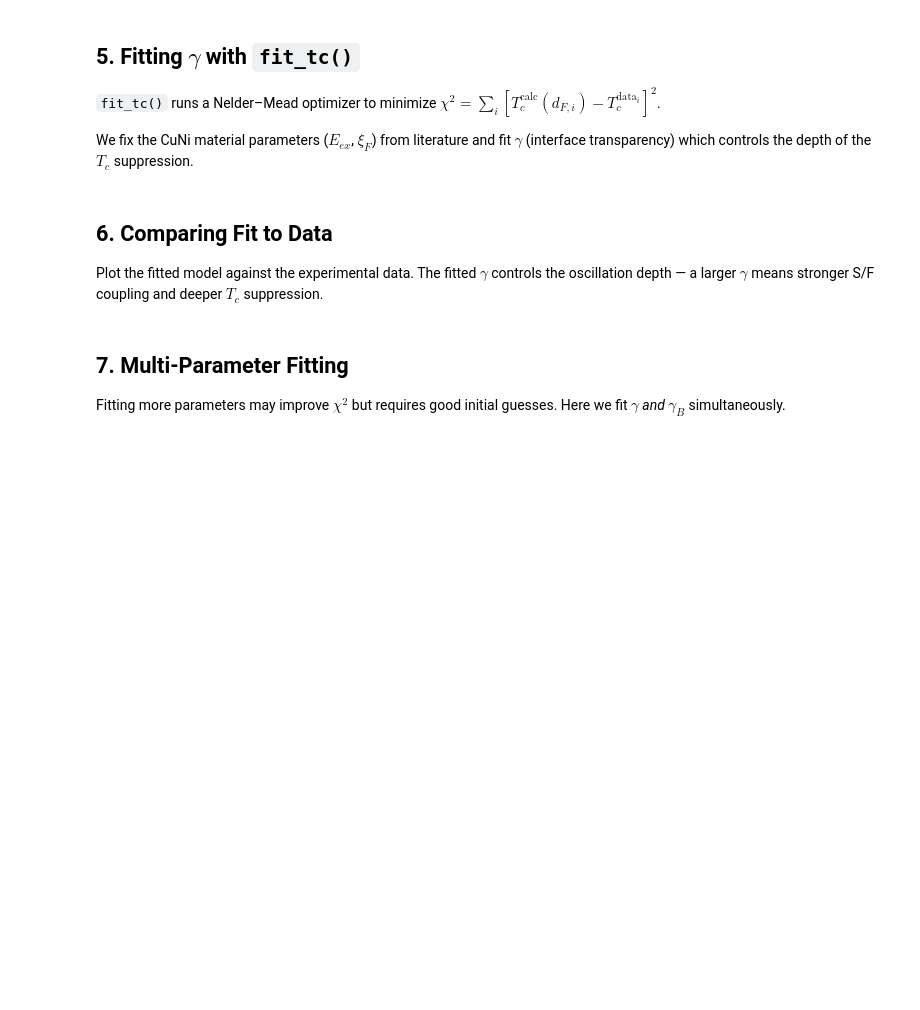
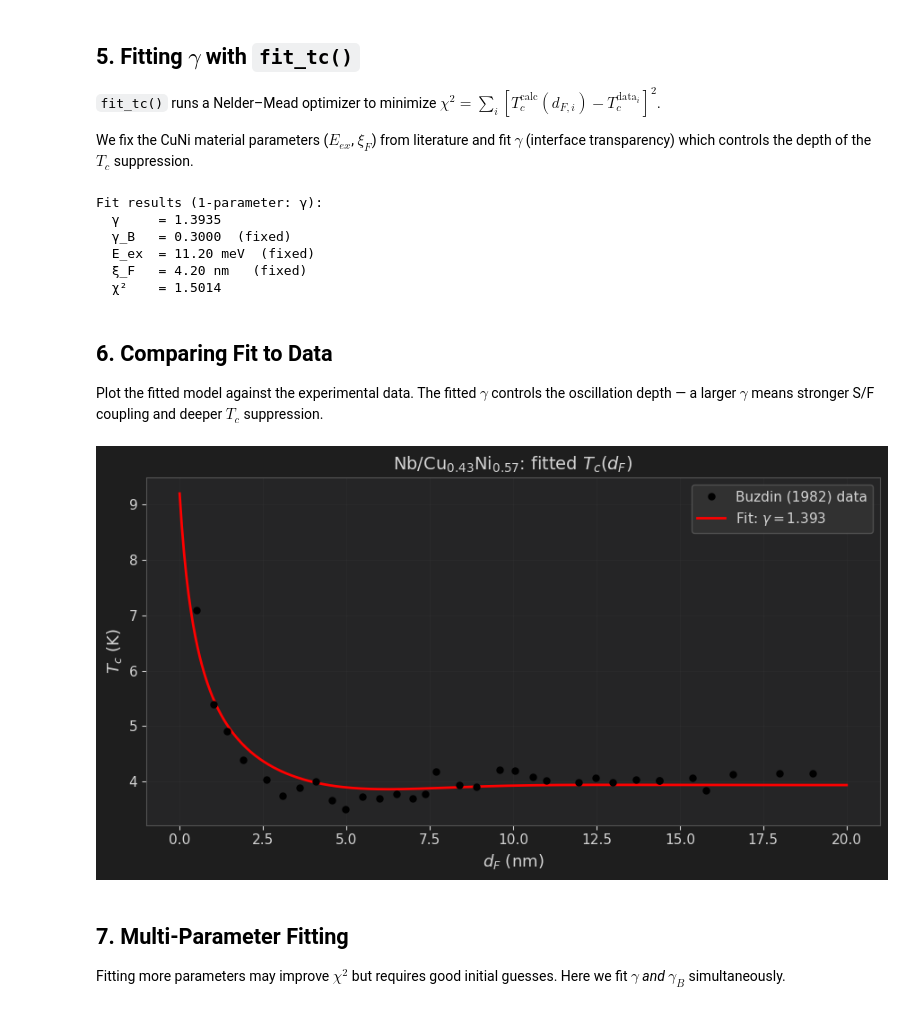
Before and after one commit to seanstarks-hub/SUPERMag-Simulation-Suite, a Jupyter notebook: docs/tutorials/06_fitting.ipynb, the cells around one changed output. Cells and saved outputs as stored; diff of their text form; code cells hidden in the pictures; blank space fills up the shorter version.

```diff
--- a/docs/tutorials/06_fitting.ipynb
+++ b/docs/tutorials/06_fitting.ipynb
@@ -13,10 +13,13 @@ These are essential for comparing theory to experiment: given measured
 $T_c$ vs. $d_F$ data, `fit_tc()` recovers the best-fit interface and
 exchange parameters.
 # %%
+import sys
+sys.path.insert(0, r"c:\Users\seans\Documents\GitHub\SUPERMag-Simulation-Suite\python")
+import supermag
+
 from pathlib import Path
 import numpy as np
 import matplotlib.pyplot as plt
-import supermag
 
 supermag.apply_theme("dark")
 
@@ -27,6 +30,6 @@ print(f"Nb:   Tc={nb['Tc']} K, ξ_S={nb['xi_S']} nm")
 print(f"CuNi: E_ex={cuni['E_ex']} meV, ξ_F={cuni['xi_F']} nm")
 
 # Nb/CuNi bilayer parameters (Fominov et al., PRB 66, 014507)
-Tc0  = 7.1     # K — thin-film Nb critical temperature
+Tc0  = nb['Tc']     # K — thin-film Nb critical temperature
 d_S  = 25.0    # nm — Nb layer thickness
 # %% [output]
@@ -162,6 +181,13 @@ print(f"  γ_B   = {result['gamma_B']:.4f}  (fixed)")
 print(f"  E_ex  = {result['E_ex']:.2f} meV  (fixed)")
 print(f"  ξ_F   = {result['xi_F']:.2f} nm   (fixed)")
 print(f"  χ²    = {result['chi2']:.4f}")
+# %% [output]
+Fit results (1-parameter: γ):
+  γ     = 1.3935
+  γ_B   = 0.3000  (fixed)
+  E_ex  = 11.20 meV  (fixed)
+  ξ_F   = 4.20 nm   (fixed)
+  χ²    = 1.5014
 # %% [markdown]
 ## 6. Comparing Fit to Data
 
@@ -169,25 +195,27 @@ Plot the fitted model against the experimental data.  The fitted $\gamma$
 controls the oscillation depth — a larger $\gamma$ means stronger S/F
 coupling and deeper $T_c$ suppression.
 # %%
-d_F_fine = np.linspace(0.5, 20, 300)
+d_F_fine = np.linspace(0, 20, 300)
 
 # Compute Tc with fitted gamma
 Tc_fit = supermag.critical_temperature(
     Tc0=Tc0, d_S=d_S, d_F_array=d_F_fine,
     E_ex=result['E_ex'], xi_S=nb['xi_S'], xi_F=result['xi_F'],
     gamma=result['gamma'], gamma_B=result['gamma_B'],
     model="fominov")
 
 fig, ax = plt.subplots(figsize=(9, 5))
 ax.plot(d_F_data, Tc_data, 'ko', ms=5, label='Buzdin (1982) data', zorder=3)
 ax.plot(d_F_fine, Tc_fit, 'r-', lw=2,
         label=rf'Fit: $\gamma = {result["gamma"]:.3f}$')
 ax.set_xlabel(r'$d_F$ (nm)', fontsize=13)
 ax.set_ylabel(r'$T_c$ (K)', fontsize=13)
 ax.set_title(r'Nb/Cu$_{0.43}$Ni$_{0.57}$: fitted $T_c(d_F)$', fontsize=14)
 ax.legend(fontsize=11)
 ax.grid(True, alpha=0.3)
 plt.tight_layout(); plt.show()
+# %% [output]
+[figure, added]
 # %% [markdown]
 ## 7. Multi-Parameter Fitting
 
```
Also changed, not shown: parts of 8 cells of this notebook, 7 other files.
